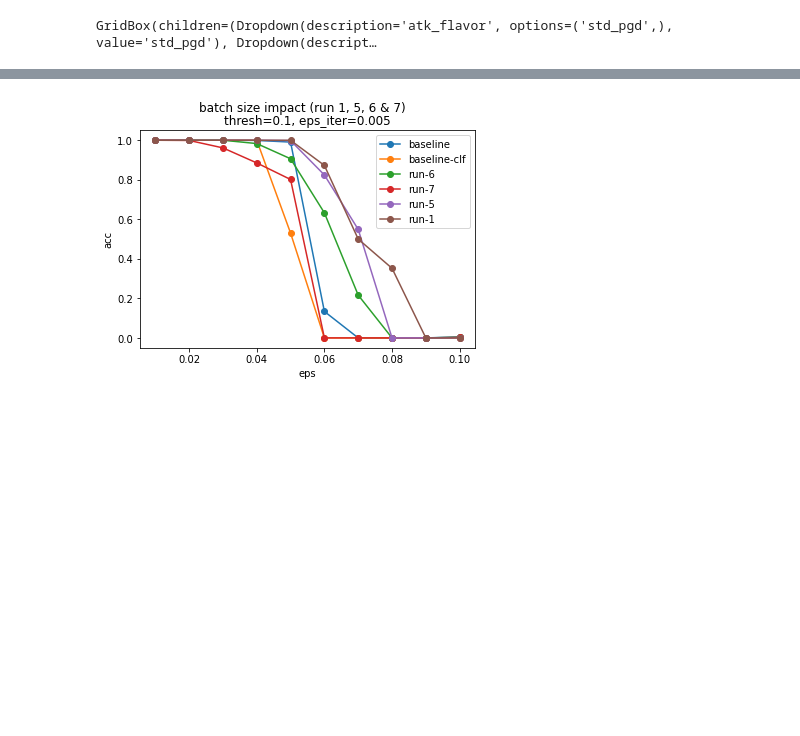
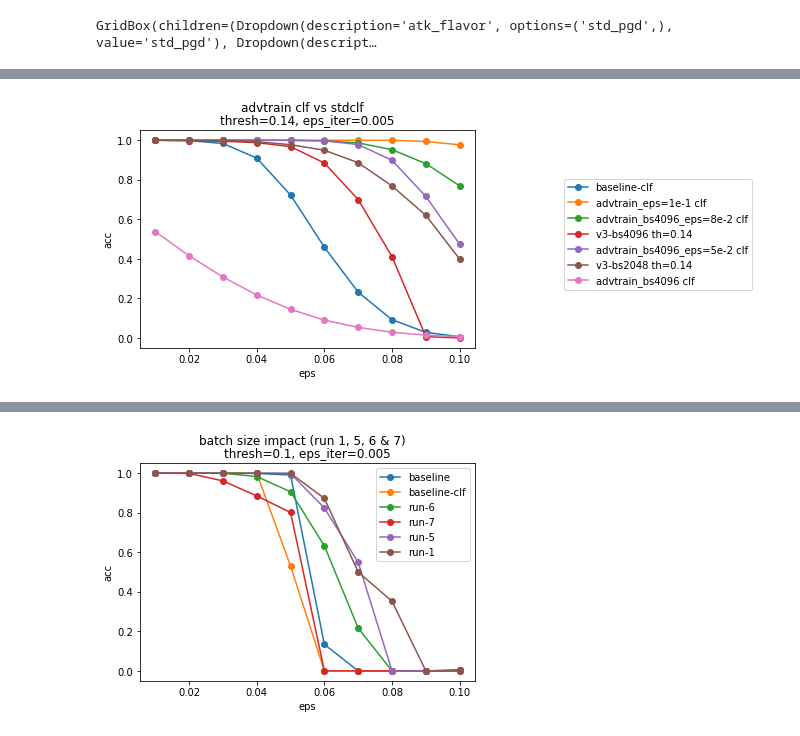
Before and after one commit to microsoft/distance-learner, a Jupyter notebook: notebooks/Omniboard Experiment D.ipynb, the cells around one changed output, grey strips where cells are left out. Drawn from its saved outputs; the diff is of its cells as text; code cells hidden in the pictures; blank space fills up the shorter version.

Commit message:
progress on induced mfld gen in nb

```diff
--- a/notebooks/Omniboard Experiment D.ipynb
+++ b/notebooks/Omniboard Experiment D.ipynb
@@ -358,5 +359,77 @@ GridBox(children=(Dropdown(description='atk_flavor', options=('std_pgd',), value
 # %%
 #### setting hyperparameters which will be fixed!!!
 
-# thresh = 0.1
+thresh = 0.14
 eps_iter = 5e-03
+count_offmfld_pred_corr = False # count off manifold predictions as accurate
+discard_offmfld_pred = True
+off_mfld_label = "2"
+N = 100000
+# %%
+for file in multiselect2.value:
+    print(file)
+    full_fn = os.path.join(RES_DIR, file)
+    df = pd.read_json(full_fn)
+
+    eps_arr = df.eps.unique()
+
+    task = df.task.unique()[0]
+    run_tag = df.run_tag.unique()[0]
+    run_id = df.run_id.unique()[0]
+
+    perf = np.zeros(eps_arr.shape)
+#         print(file)
+    for i in range(eps_arr.shape[0]):
+        eps = eps_arr[i]
+        if task == "dist":
+            adv_pct_cm_df = pd.read_csv(df[(np.round(df.thresh, 2) == thresh) & (df.eps == eps) & (np.round(df.eps_iter, 3) == eps_iter)].adv_pct_cm.tolist()[0], index_col=0)
+            adv_pct_cm = adv_pct_cm_df.to_numpy()
+            perf[i] = np.trace(adv_pct_cm)
+            if count_offmfld_pred_corr:
+                if off_mfld_label in adv_pct_cm_df.columns:
+                    off_mfld_stats = adv_pct_cm_df["2"].to_numpy()
+                    if off_mfld_stats.shape[0] == adv_pct_cm.shape[0]:
+                        perf[i] += np.sum(off_mfld_stats[:-1])
+                    else:
+                        perf[i] += np.sum(off_mfld_stats[:])
+            elif discard_offmfld_pred:
+                end_row = adv_pct_cm.shape[0]
+                end_col = adv_pct_cm.shape[1]
+                if off_mfld_label in adv_pct_cm_df.columns:
+                    end_col = -1
+                if end_row == int(off_mfld_label) + 1:
+                    end_row = -1
+                perf[i] = np.trace(adv_pct_cm[:end_row, :end_col]) / np.sum(adv_pct_cm[:end_row, :end_col])
+
+        elif task == "clf":
+            perf[i] = np.trace(pd.read_csv(df[(df.eps == eps) & (np.round(df.eps_iter, 3) == eps_iter)].adv_pct_cm.tolist()[0], index_col=0).to_numpy())
+
+    label = "baseline-clf"
+    if "advtrain" in run_tag:
+#         if "4096" in run_tag:
+#             label = "advtrain-clf eps=1e-1 bs=4096"
+#         elif ""
+#         else:
+#             label="advtrain-clf eps=3e-2"
+        label = run_tag.lstrip("rdm_concspheres_k50n500_noninfdist_moreoffmfldv")
+        label = label.lstrip("3_")
+        label = label + " clf"
+        label = re.sub("debug", "", label)
+    elif task == "dist":
+        if "2048" in file:
+            label = "v3-bs2048 th={}".format(thresh)
+        else:
+            label = "v3-bs4096 th={}".format(thresh)
+
+
+    plt.plot(eps_arr, perf, label=label, marker="o")
+
+
+plt.legend(bbox_to_anchor =(1.25, 0.8))
+plt.xlabel("eps")
+plt.ylabel("acc")
+plt.title("thresh={}, eps_iter={}".format(thresh, eps_iter))
+plt.suptitle("advtrain clf vs stdclf")
+# plt.savefig("advtrain_v_stdclf_th={}_countoffmfldcorr={}_discardoffmfldpred={}.png".format(thresh, count_offmfld_pred_corr, discard_offmfld_pred), bbox_inches="tight")
+plt.show()
+# %% [output]
@@ -362,0 +443 @@ eps_iter = 5e-03
+[figure, added]
```
Also changed, not shown: parts of 4 cells of this notebook, 25 other files.
